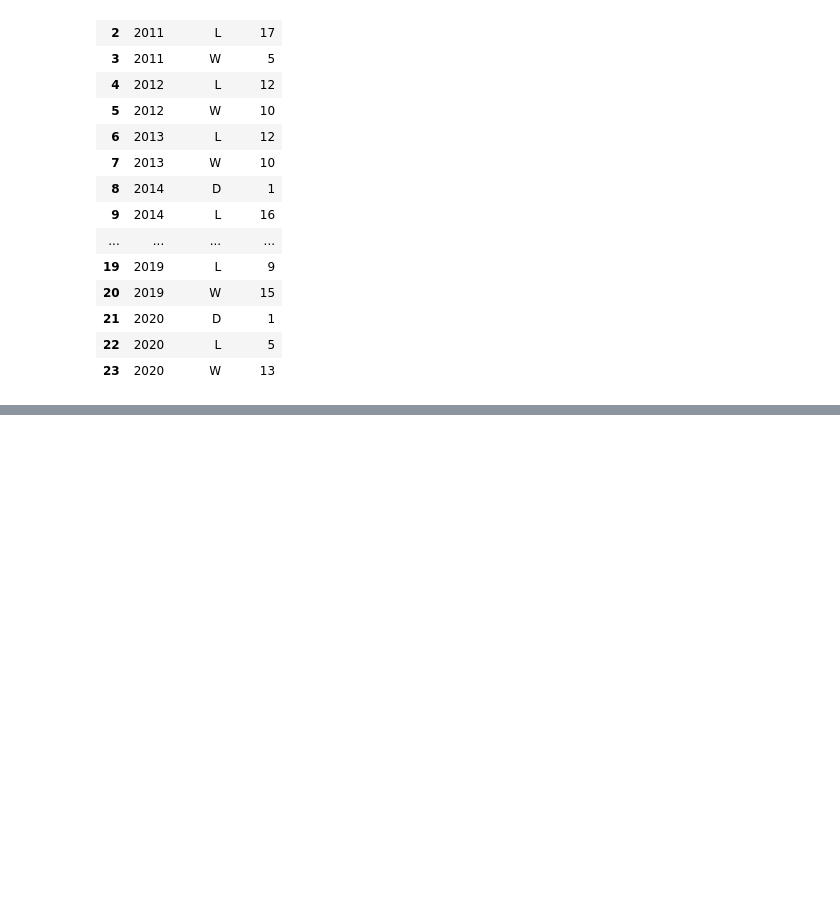
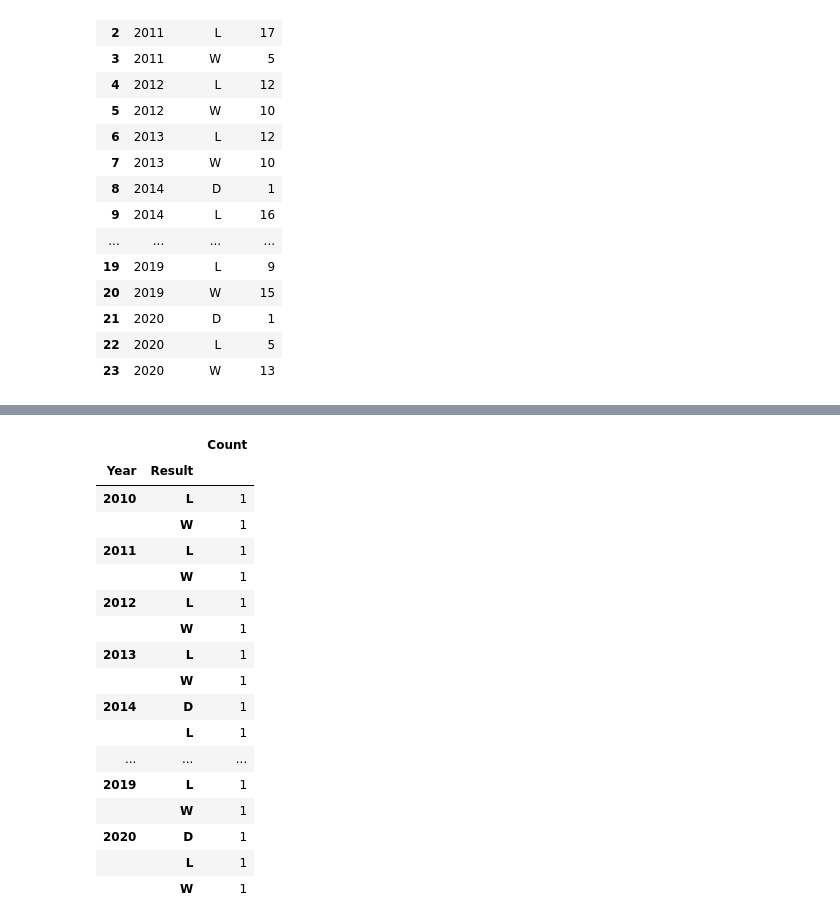
Before and after one commit to WhenTheTideGoesOut/Notebook_2_AFL, a Jupyter notebook: Notebook_2_AFL.ipynb, the cells around one changed output, grey strips where cells are left out. Drawn from its saved outputs; the diff is of its cells as text; code cells hidden in the pictures; blank space fills up the shorter version.

```diff
--- a/Notebook_2_AFL.ipynb
+++ b/Notebook_2_AFL.ipynb
@@ -1515,0 +1558,21 @@ line_chart
+# %%
+line_chart.groupby(['Year','Result']).count('')
+# %% [output]
+|  |  | Count |
+| Year | Result |  |
+| 2010 | L | 1 |
+|  | W | 1 |
+| 2011 | L | 1 |
+|  | W | 1 |
+| 2012 | L | 1 |
+|  | W | 1 |
+| 2013 | L | 1 |
+|  | W | 1 |
+| 2014 | D | 1 |
+|  | L | 1 |
+| ... | ... | ... |
+| 2019 | L | 1 |
+|  | W | 1 |
+| 2020 | D | 1 |
+|  | L | 1 |
+|  | W | 1 |
```
Also changed, not shown: parts of 7 cells of this notebook.
